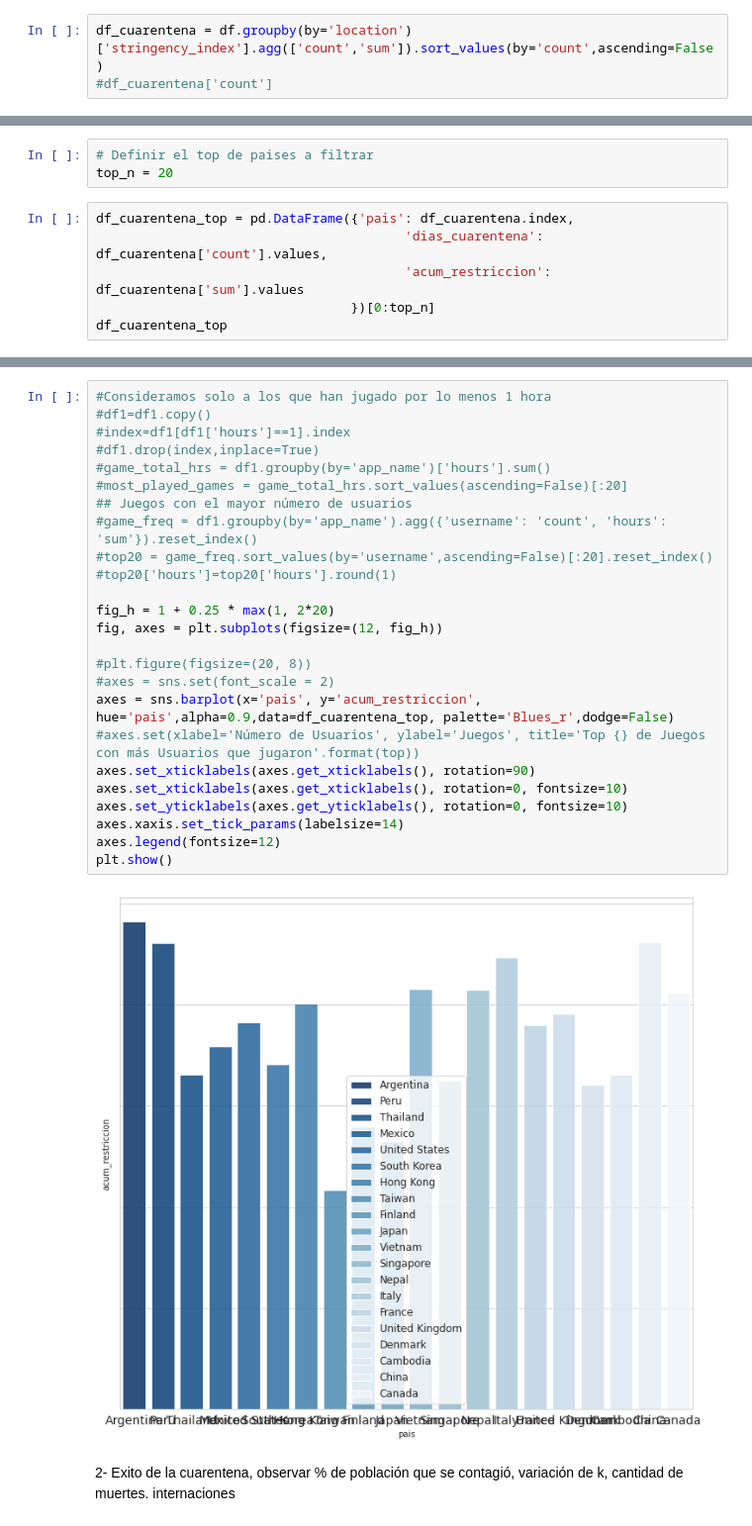
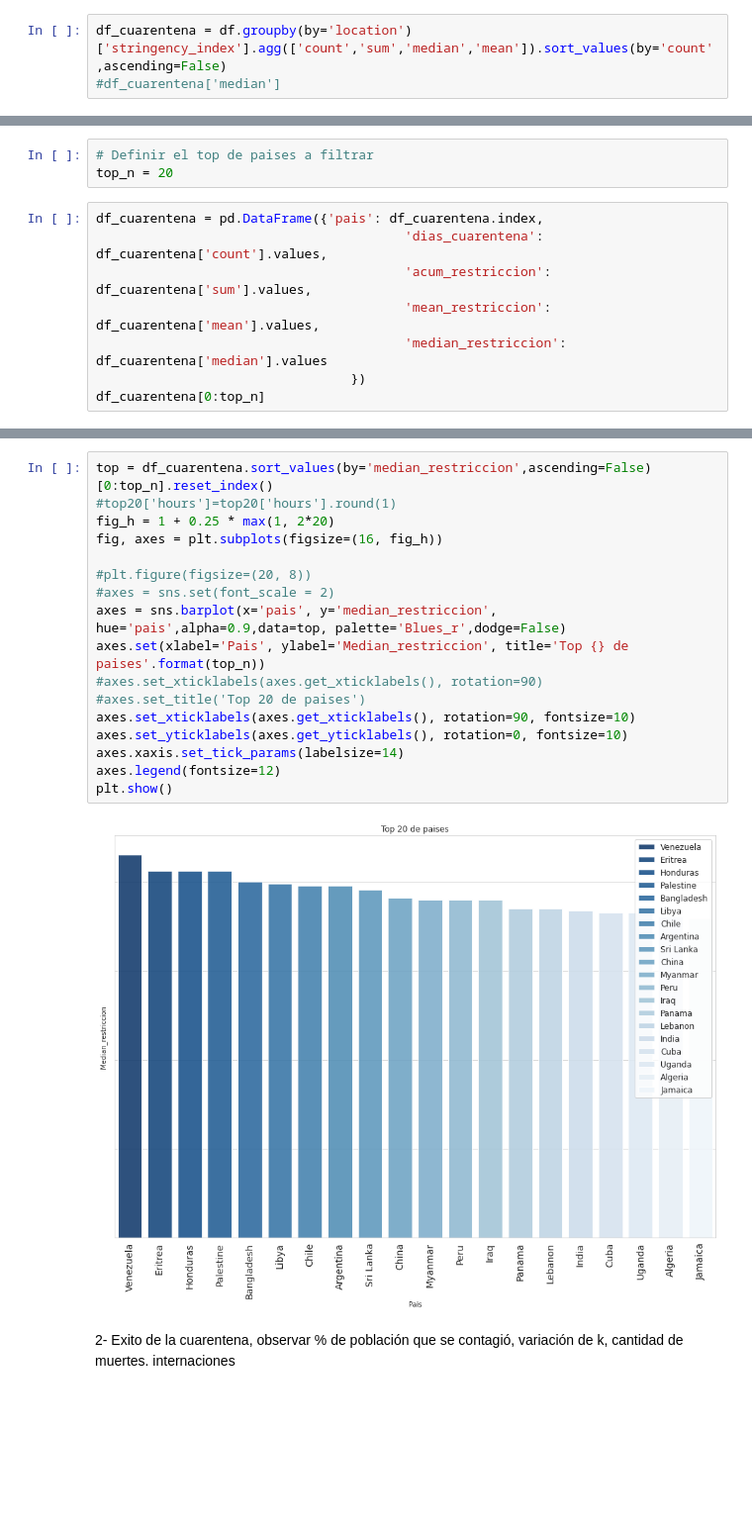
Before and after one commit to gonzalogperez/informe_pandemico, a Jupyter notebook: GonzaloGPerezProyecto_4.ipynb, the cells around one changed output, grey strips where cells are left out. Shown at 99% size. Saved outputs shown, nothing was run; the diff lists cells and outputs as text; blank space fills up the shorter version.

Commit message:
analisis de cuarentenas

```diff
--- a/GonzaloGPerezProyecto_4.ipynb
+++ b/GonzaloGPerezProyecto_4.ipynb
@@ -1017,3 +1003,3 @@ df1 = df.groupby(by='location').agg({'stringency_index': ['sum','count']}).reset
 # %%
-df_cuarentena = df.groupby(by='location')['stringency_index'].agg(['count','sum']).sort_values(by='count',ascending=False)
-#df_cuarentena['count']
+df_cuarentena = df.groupby(by='location')['stringency_index'].agg(['count','sum','median','mean']).sort_values(by='count',ascending=False)
+#df_cuarentena['median']
@@ -1023,9 +1069,11 @@ Definir el top de paises a filtrar
 # Definir el top de paises a filtrar
 top_n = 20
 # %%
-df_cuarentena_top = pd.DataFrame({'pais': df_cuarentena.index,
+df_cuarentena = pd.DataFrame({'pais': df_cuarentena.index,
                                         'dias_cuarentena': df_cuarentena['count'].values,
-                                        'acum_restriccion': df_cuarentena['sum'].values
-                                 })[0:top_n]
-df_cuarentena_top
+                                        'acum_restriccion': df_cuarentena['sum'].values,
+                                        'mean_restriccion': df_cuarentena['mean'].values,
+                                        'median_restriccion': df_cuarentena['median'].values
+                                 })
+df_cuarentena[0:top_n]
 # %% [output]
@@ -1078,30 +1230,22 @@ axes = sns.barplot(x='pais', y='acum_restriccion', hue='pais',alpha=0.9,data=df_
 # %%
-#Consideramos solo a los que han jugado por lo menos 1 hora
-#df1=df1.copy()
-#index=df1[df1['hours']==1].index
-#df1.drop(index,inplace=True)
-#game_total_hrs = df1.groupby(by='app_name')['hours'].sum()
-#most_played_games = game_total_hrs.sort_values(ascending=False)[:20]
-## Juegos con el mayor número de usuarios
-#game_freq = df1.groupby(by='app_name').agg({'username': 'count', 'hours': 'sum'}).reset_index()
-#top20 = game_freq.sort_values(by='username',ascending=False)[:20].reset_index()
+top = df_cuarentena.sort_values(by='median_restriccion',ascending=False)[0:top_n].reset_index()
 #top20['hours']=top20['hours'].round(1)
-
 fig_h = 1 + 0.25 * max(1, 2*20)
-fig, axes = plt.subplots(figsize=(12, fig_h))
+fig, axes = plt.subplots(figsize=(16, fig_h))
 
 #plt.figure(figsize=(20, 8))
 #axes = sns.set(font_scale = 2)
-axes = sns.barplot(x='pais', y='acum_restriccion', hue='pais',alpha=0.9,data=df_cuarentena_top, palette='Blues_r',dodge=False)
-#axes.set(xlabel='Número de Usuarios', ylabel='Juegos', title='Top {} de Juegos con más Usuarios que jugaron'.format(top))
-axes.set_xticklabels(axes.get_xticklabels(), rotation=90)
-axes.set_xticklabels(axes.get_xticklabels(), rotation=0, fontsize=10)
+axes = sns.barplot(x='pais', y='median_restriccion', hue='pais',alpha=0.9,data=top, palette='Blues_r',dodge=False)
+axes.set(xlabel='Pais', ylabel='Median_restriccion', title='Top {} de paises'.format(top_n))
+#axes.set_xticklabels(axes.get_xticklabels(), rotation=90)
+#axes.set_title('Top 20 de paises')
+axes.set_xticklabels(axes.get_xticklabels(), rotation=90, fontsize=10)
 axes.set_yticklabels(axes.get_yticklabels(), rotation=0, fontsize=10)
 axes.xaxis.set_tick_params(labelsize=14)
 axes.legend(fontsize=12)
 plt.show()
 # %% [output]
-[figure, old version]
+[figure, new version]
 # %% [markdown]
 2- Exito de la cuarentena, observar % de población que se contagió, variación de k, cantidad de muertes. internaciones
 # %%
```
Also changed, not shown: parts of 18 cells of this notebook.
